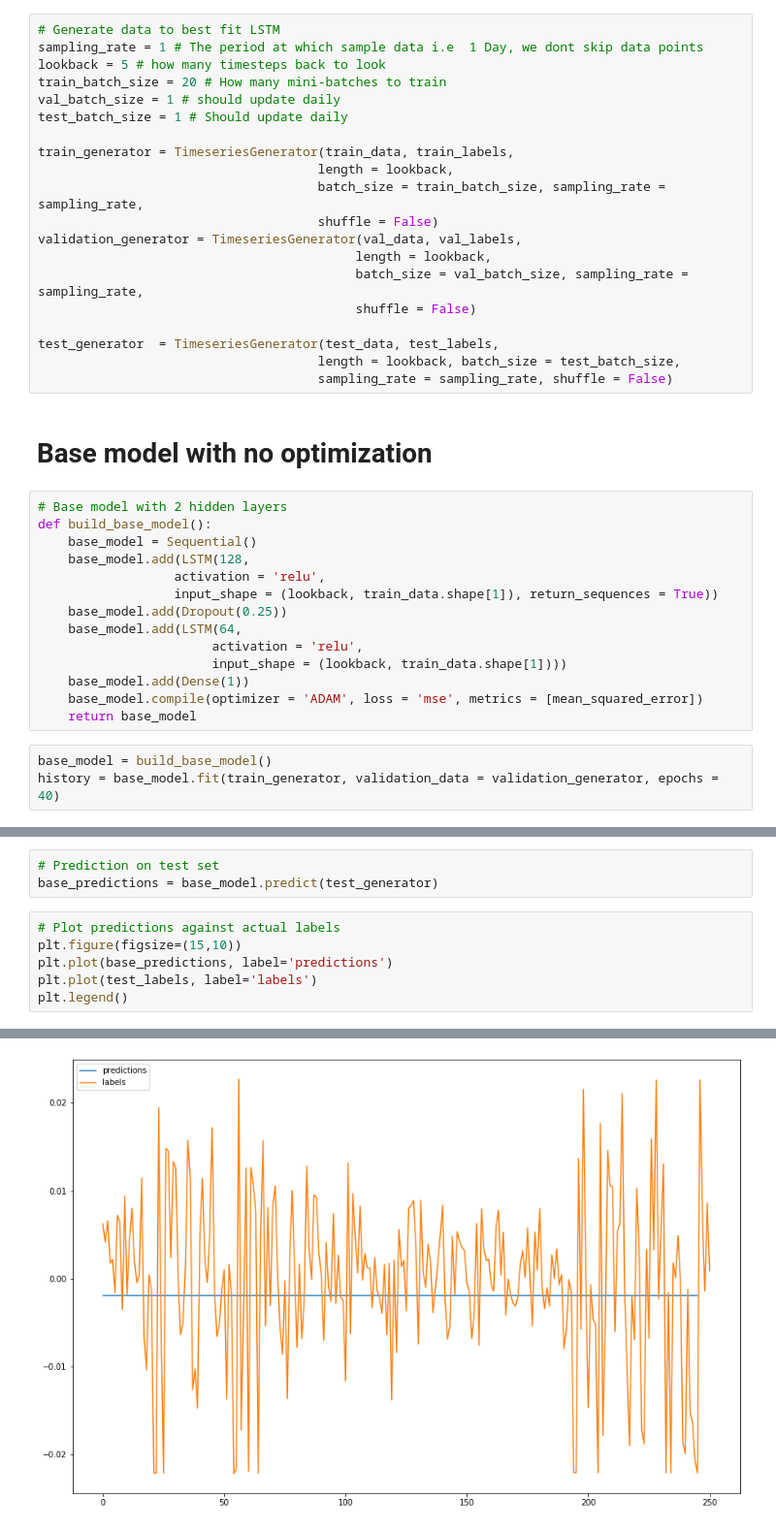
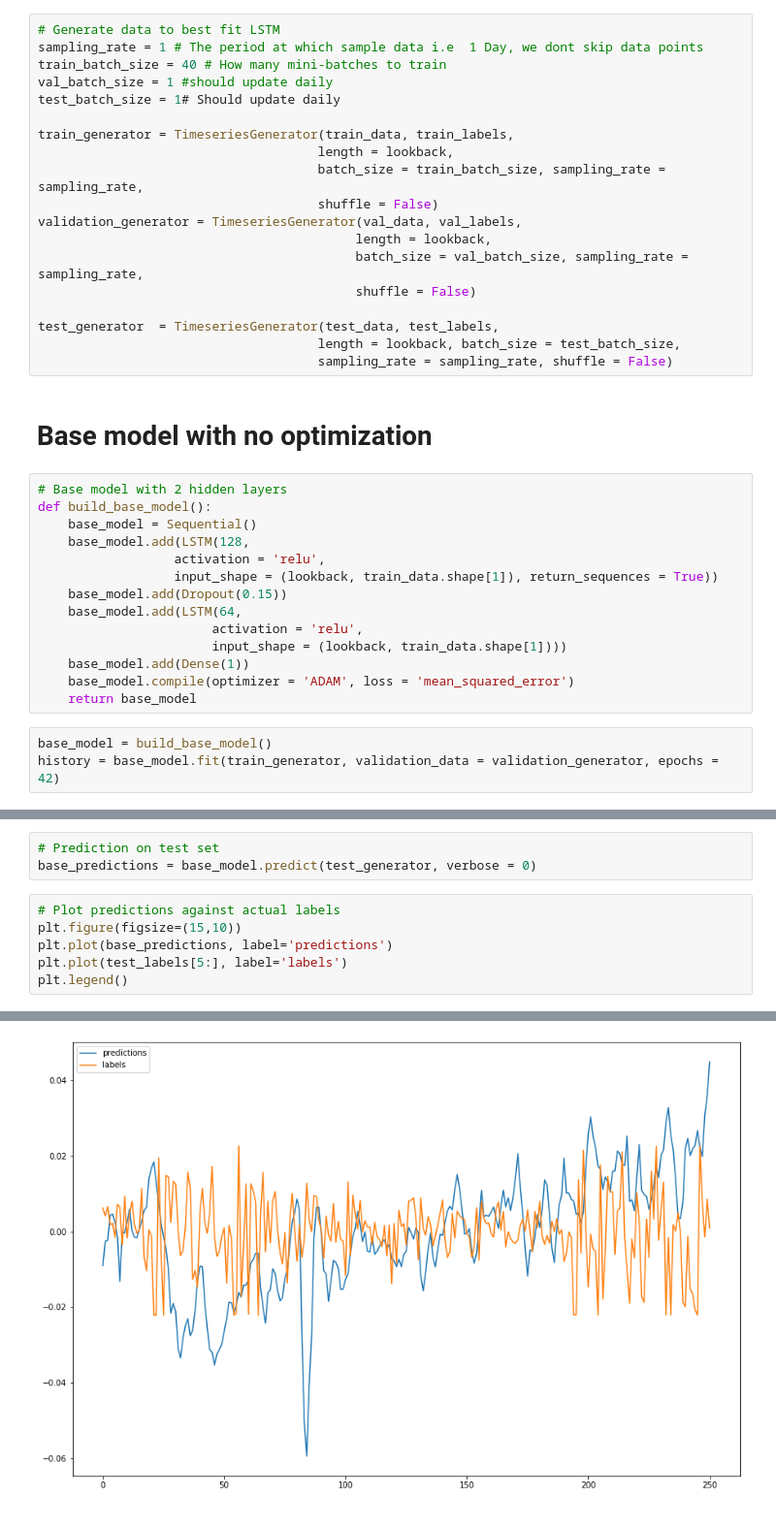
Before and after one commit to pburkepro/Hull-Tactical-Contest, a Jupyter notebook: lstm/LSTM_Architecture.ipynb, the cells around one changed output, grey strips where cells are left out. Shown at 97% size. Drawn from its saved outputs; the diff is of its cells as text.

Commit message:
Changes to Data Preprocessing, added visual

```diff
--- a/lstm/LSTM_Architecture.ipynb
+++ b/lstm/LSTM_Architecture.ipynb
@@ -161,10 +174,9 @@ print(np.std(test_data))
 # %%
 # Generate data to best fit LSTM
 sampling_rate = 1 # The period at which sample data i.e  1 Day, we dont skip data points
-lookback = 5 # how many timesteps back to look
-train_batch_size = 20 # How many mini-batches to train
-val_batch_size = 1 # should update daily
-test_batch_size = 1 # Should update daily
+train_batch_size = 40 # How many mini-batches to train
+val_batch_size = 1 #should update daily
+test_batch_size = 1# Should update daily
 
 train_generator = TimeseriesGenerator(train_data, train_labels,
                                      length = lookback,
@@ -187,16 +199,16 @@ def build_base_model():
     base_model.add(LSTM(128,
                   activation = 'relu',
                   input_shape = (lookback, train_data.shape[1]), return_sequences = True))
-    base_model.add(Dropout(0.25))
+    base_model.add(Dropout(0.15))
     base_model.add(LSTM(64,
                        activation = 'relu',
                        input_shape = (lookback, train_data.shape[1])))
     base_model.add(Dense(1))
-    base_model.compile(optimizer = 'ADAM', loss = 'mse', metrics = [mean_squared_error])
+    base_model.compile(optimizer = 'ADAM', loss = 'mean_squared_error')
     return base_model
 # %%
 base_model = build_base_model()
-history = base_model.fit(train_generator, validation_data = validation_generator, epochs = 40)
+history = base_model.fit(train_generator, validation_data = validation_generator, epochs = 42)
 # %% [output]
 WARNING:tensorflow:sample_weight modes were coerced from
   ...
@@ -226,12 +238,12 @@ plt.legend()
 # %%
 # Prediction on test set
-base_predictions = base_model.predict(test_generator)
+base_predictions = base_model.predict(test_generator, verbose = 0)
 # %%
 # Plot predictions against actual labels
 plt.figure(figsize=(15,10))
 plt.plot(base_predictions, label='predictions')
-plt.plot(test_labels, label='labels')
+plt.plot(test_labels[5:], label='labels')
 plt.legend()
 # %% [output]
 <matplotlib.legend.Legend at 0x...>
-[figure, old version]
+[figure, new version]
```
Also changed, not shown: parts of 15 cells of this notebook.
